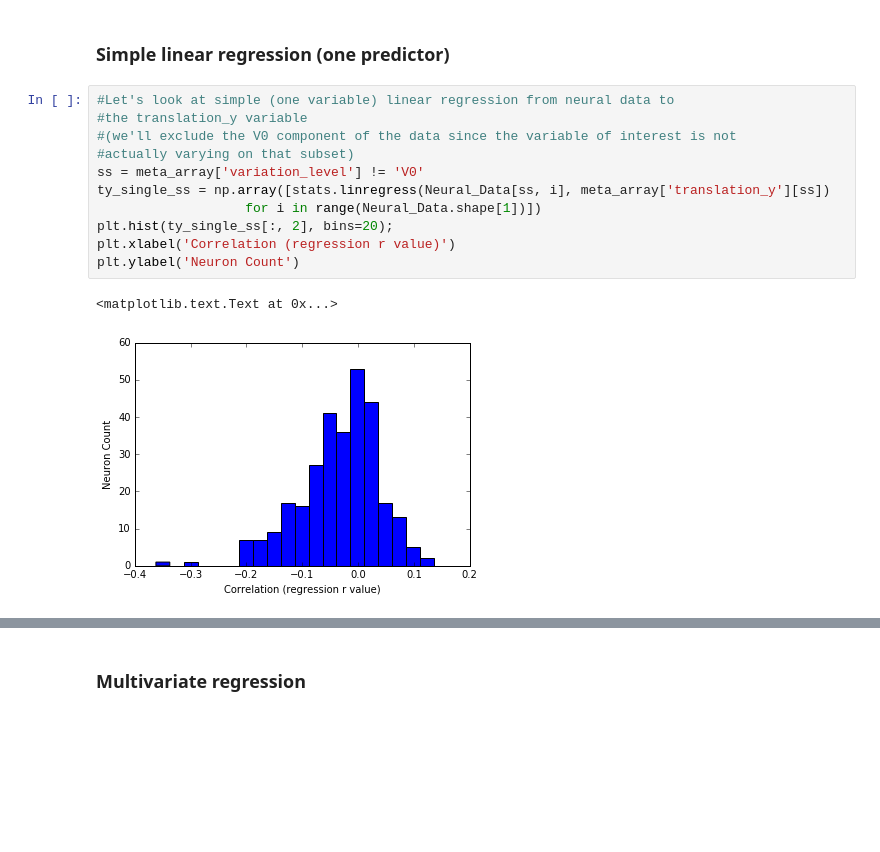
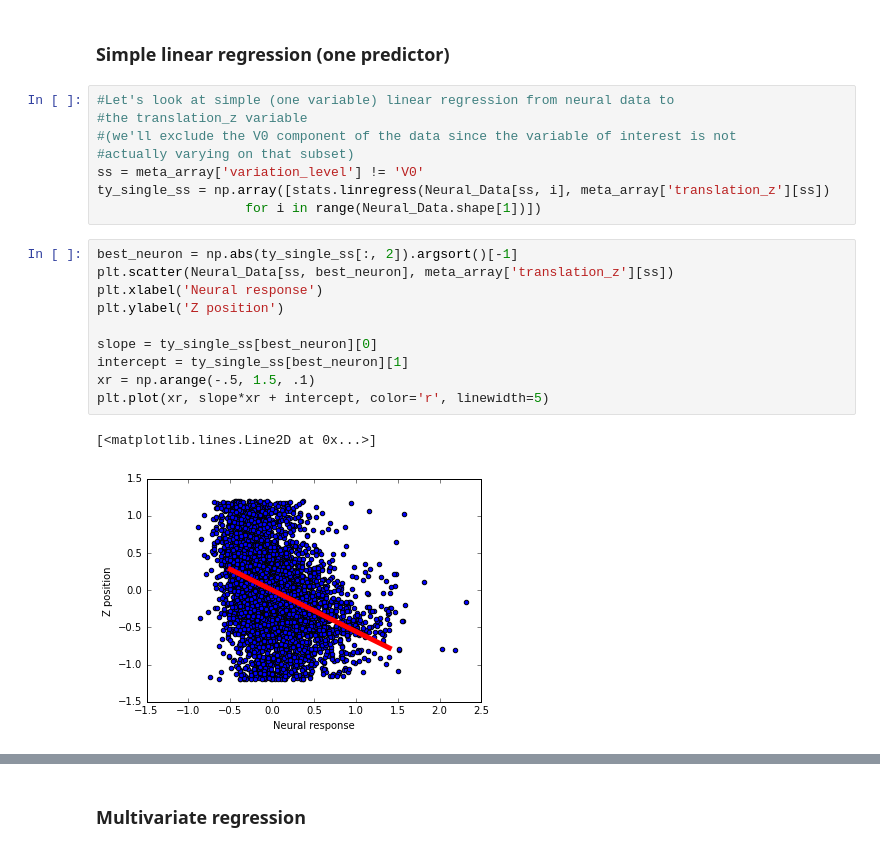
Before and after one commit to neuroailab/psych253, a Jupyter notebook: Lecture7.ipynb, the cells around one changed output, grey strips where cells are left out. Cells and saved outputs as stored; diff of their text form; blank space fills up the shorter version.

```diff
--- a/Lecture7.ipynb
+++ b/Lecture7.ipynb
@@ -49,15 +51,22 @@ meta_array = np.core.records.fromarrays(Ventral_Dataset['image_meta'].values(),
 ### Simple linear regression (one predictor)
 # %%
 #Let's look at simple (one variable) linear regression from neural data to
-#the translation_y variable
+#the translation_z variable
 #(we'll exclude the V0 component of the data since the variable of interest is not
 #actually varying on that subset)
 ss = meta_array['variation_level'] != 'V0'
-ty_single_ss = np.array([stats.linregress(Neural_Data[ss, i], meta_array['translation_y'][ss])
+ty_single_ss = np.array([stats.linregress(Neural_Data[ss, i], meta_array['translation_z'][ss])
                    for i in range(Neural_Data.shape[1])])
-plt.hist(ty_single_ss[:, 2], bins=20);
-plt.xlabel('Correlation (regression r value)')
-plt.ylabel('Neuron Count')
-# %% [output]
-<matplotlib.text.Text at 0x...>
-[figure, removed]
+# %%
+best_neuron = np.abs(ty_single_ss[:, 2]).argsort()[-1]
+plt.scatter(Neural_Data[ss, best_neuron], meta_array['translation_z'][ss])
+plt.xlabel('Neural response')
+plt.ylabel('Z position')
+
+slope = ty_single_ss[best_neuron][0]
+intercept = ty_single_ss[best_neuron][1]
+xr = np.arange(-.5, 1.5, .1)
+plt.plot(xr, slope*xr + intercept, color='r', linewidth=5)
+# %% [output]
+[<matplotlib.lines.Line2D at 0x...>]
+[figure, added]
```
Also changed, not shown: parts of 25 cells of this notebook.
